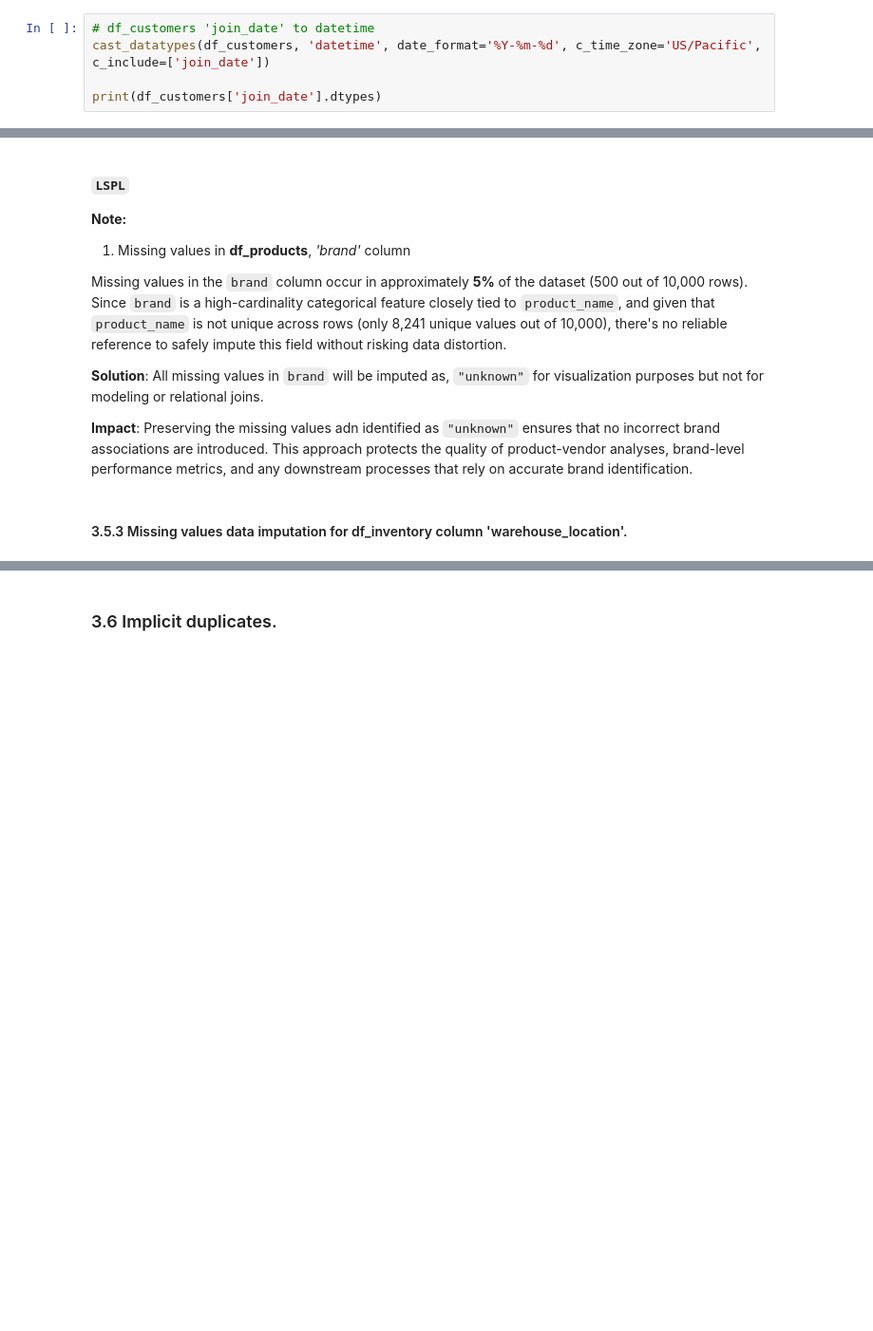
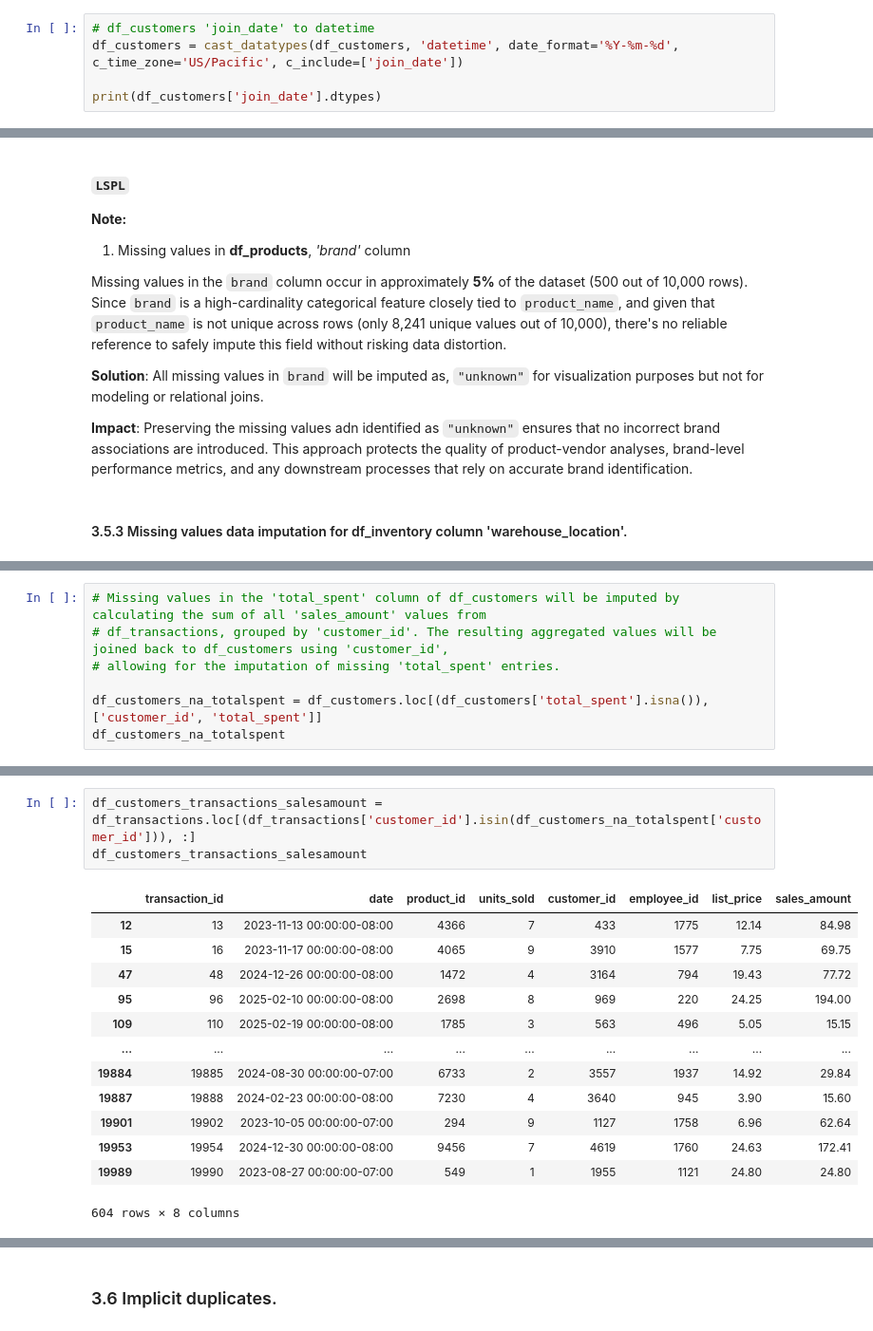
Before and after one commit to LuisPastranaLemus/P_20250706_Grocery_Store, a Jupyter notebook: notebooks/01_cleaning.ipynb, the cells around one changed output, grey strips where cells are left out. Shown: that part at 95% size. Cells and saved outputs as stored; diff of their text form; blank space fills up the shorter version.

```diff
--- a/notebooks/01_cleaning.ipynb
+++ b/notebooks/01_cleaning.ipynb
@@ -340,5 +786,5 @@ print(df_inventory['date'].dtypes)
 # %%
 # df_customers 'join_date' to datetime
-cast_datatypes(df_customers, 'datetime', date_format='%Y-%m-%d', c_time_zone='US/Pacific', c_include=['join_date'])
+df_customers = cast_datatypes(df_customers, 'datetime', date_format='%Y-%m-%d', c_time_zone='US/Pacific', c_include=['join_date'])
 
 print(df_customers['join_date'].dtypes)
@@ -477,0 +1318,7 @@ df_inventory = df_inventory.merge(df_inventory_prodid_whloc, on='prod_id')
+# %%
+# Missing values in the 'total_spent' column of df_customers will be imputed by calculating the sum of all 'sales_amount' values from
+# df_transactions, grouped by 'customer_id'. The resulting aggregated values will be joined back to df_customers using 'customer_id',
+# allowing for the imputation of missing 'total_spent' entries.
+
+df_customers_na_totalspent = df_customers.loc[(df_customers['total_spent'].isna()), ['customer_id', 'total_spent']]
+df_customers_na_totalspent
@@ -477,0 +1339,17 @@ df_inventory = df_inventory.merge(df_inventory_prodid_whloc, on='prod_id')
+# %%
+df_customers_transactions_salesamount = df_transactions.loc[(df_transactions['customer_id'].isin(df_customers_na_totalspent['customer_id'])), :]
+df_customers_transactions_salesamount
+# %% [output]
+|  | transaction_id | date | product_id | units_sold | customer_id | employee_id | list_price | sales_amount |
+| 12 | 13 | 2023-11-13 00:00:00-08:00 | 4366 | 7 | 433 | 1775 | 12.14 | 84.98 |
+| 15 | 16 | 2023-11-17 00:00:00-08:00 | 4065 | 9 | 3910 | 1577 | 7.75 | 69.75 |
+| 47 | 48 | 2024-12-26 00:00:00-08:00 | 1472 | 4 | 3164 | 794 | 19.43 | 77.72 |
+| 95 | 96 | 2025-02-10 00:00:00-08:00 | 2698 | 8 | 969 | 220 | 24.25 | 194.00 |
+| 109 | 110 | 2025-02-19 00:00:00-08:00 | 1785 | 3 | 563 | 496 | 5.05 | 15.15 |
+| ... | ... | ... | ... | ... | ... | ... | ... | ... |
+| 19884 | 19885 | 2024-08-30 00:00:00-07:00 | 6733 | 2 | 3557 | 1937 | 14.92 | 29.84 |
+| 19887 | 19888 | 2024-02-23 00:00:00-08:00 | 7230 | 4 | 3640 | 945 | 3.90 | 15.60 |
+| 19901 | 19902 | 2023-10-05 00:00:00-07:00 | 294 | 9 | 1127 | 1758 | 6.96 | 62.64 |
+| 19953 | 19954 | 2024-12-30 00:00:00-08:00 | 9456 | 7 | 4619 | 1760 | 24.63 | 172.41 |
+| 19989 | 19990 | 2023-08-27 00:00:00-07:00 | 549 | 1 | 1955 | 1121 | 24.80 | 24.80 |
+604 rows × 8 columns
```
Also changed, not shown: parts of 130 cells of this notebook, 7 other files.
